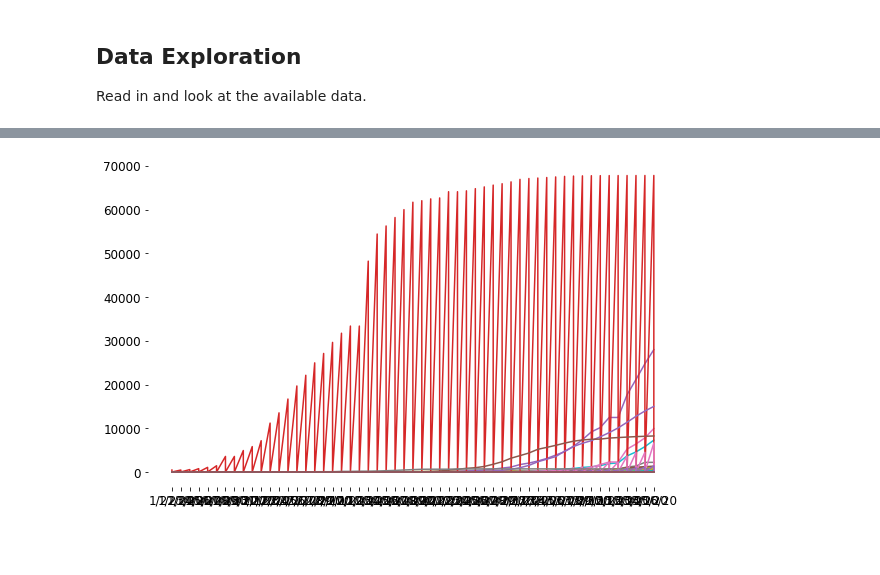
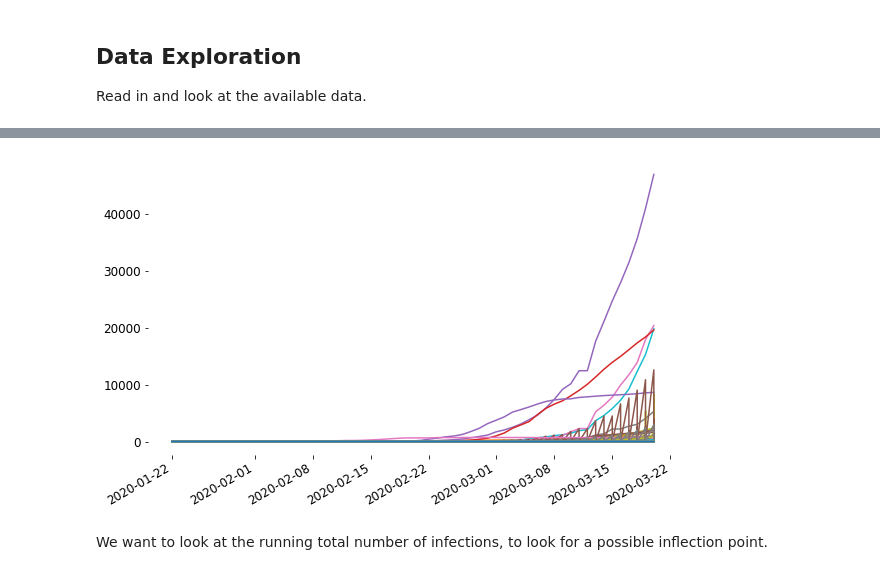
Before and after one commit to sdwebb/covid-19_analysis, a Jupyter notebook: notebooks/covid-19_analysis.ipynb, the cells around one changed output, grey strips where cells are left out. Saved outputs shown, nothing was run; the diff lists cells and outputs as text; code cells hidden in the pictures; blank space fills up the shorter version.

```diff
--- a/notebooks/covid-19_analysis.ipynb
+++ b/notebooks/covid-19_analysis.ipynb
@@ -48,7 +58,7 @@ for i in range(len(tableau20)):
 
 Read in and look at the available data.
 # %%
-ts_data = '../data/csse_covid_19_data/csse_covid_19_time_series/'
+ts_data = '../COVID-19/csse_covid_19_data/csse_covid_19_time_series/'
 
 cv19_confirmed = pd.read_csv(ts_data+'time_series_19-covid-Confirmed.csv')
 cv19_deaths    = pd.read_csv(ts_data+'time_series_19-covid-Deaths.csv')
@@ -64,3 +74,13 @@ cv19_deaths = cv19_deaths.melt(id_vars=["Province/State", "Country/Region", "Lat
 cv19_recovered = cv19_recovered.melt(id_vars=["Province/State", "Country/Region", "Lat", "Long"],
         var_name="Date",
         value_name="Value")
+
+# Convert the dates to datetime
+cv19_confirmed['Date'] = pd.to_datetime(cv19_confirmed.Date)
+cv19_deaths['Date'] = pd.to_datetime(cv19_deaths.Date)
+cv19_recovered['Date'] = pd.to_datetime(cv19_recovered.Date)
+
+# Take a look at the data
+cv19_confirmed.head()
+cv19_deaths.head()
+cv19_recovered.head()
@@ -67,13 +106,16 @@ cv19_recovered = cv19_recovered.melt(id_vars=["Province/State", "Country/Region"
 # %%
 # Let's just look at a plot of the confirmed cases worldwide by date
 fig, ax = plt.subplots();
 for country in cv19_confirmed['Country/Region'].unique():
-    subframe = cv19_confirmed.loc[cv19_confirmed['Country/Region'] == country]
-    ax.plot(subframe['Date'], subframe['Value']);
+    if country != 'China':
+        subframe = cv19_confirmed.loc[cv19_confirmed['Country/Region'] == country]
+        ax.plot(subframe['Date'], subframe['Value']);
+
+fig.autofmt_xdate()
 
 fig.show();
 # %% [output]
-[figure, old version]
+[figure, new version]
 # %%
 # now, break out the data for the US versus the rest of the world
 cv19_confirmed_US = cv19_confirmed.loc[cv19_confirmed['Country/Region'] == 'US']
@@ -82,3 +124,5 @@ cv19_deaths_US = cv19_deaths.loc[cv19_deaths['Country/Region'] == 'US']
 cv19_deaths_else = cv19_deaths.loc[cv19_deaths['Country/Region'] != 'US']
 cv19_recovered_US = cv19_recovered.loc[cv19_recovered['Country/Region'] == 'US']
 cv19_recovered_else = cv19_recovered.loc[cv19_recovered['Country/Region'] != 'US']
+# %% [markdown]
+We want to look at the running total number of infections, to look for a possible inflection point.
```
Also changed, not shown: parts of 7 cells of this notebook.
